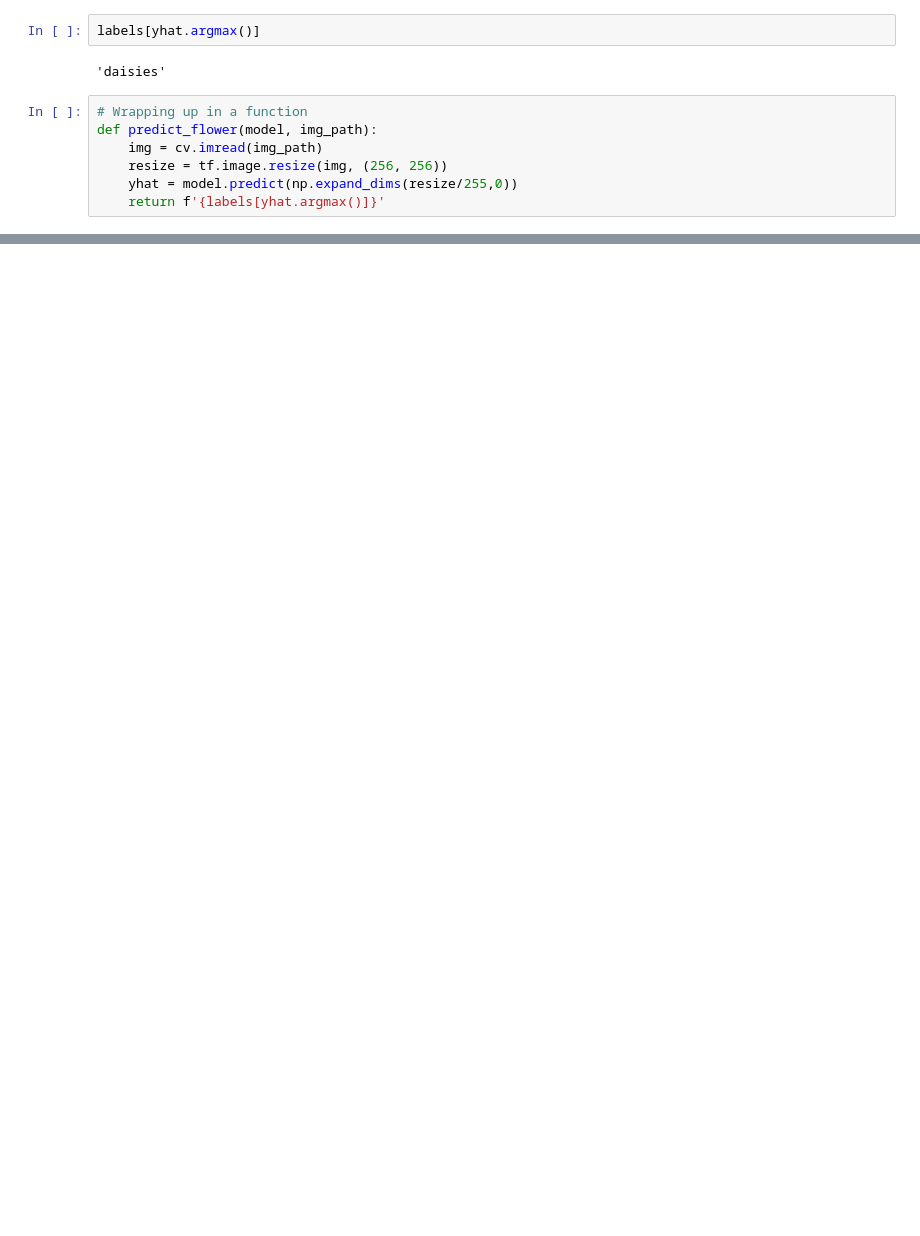
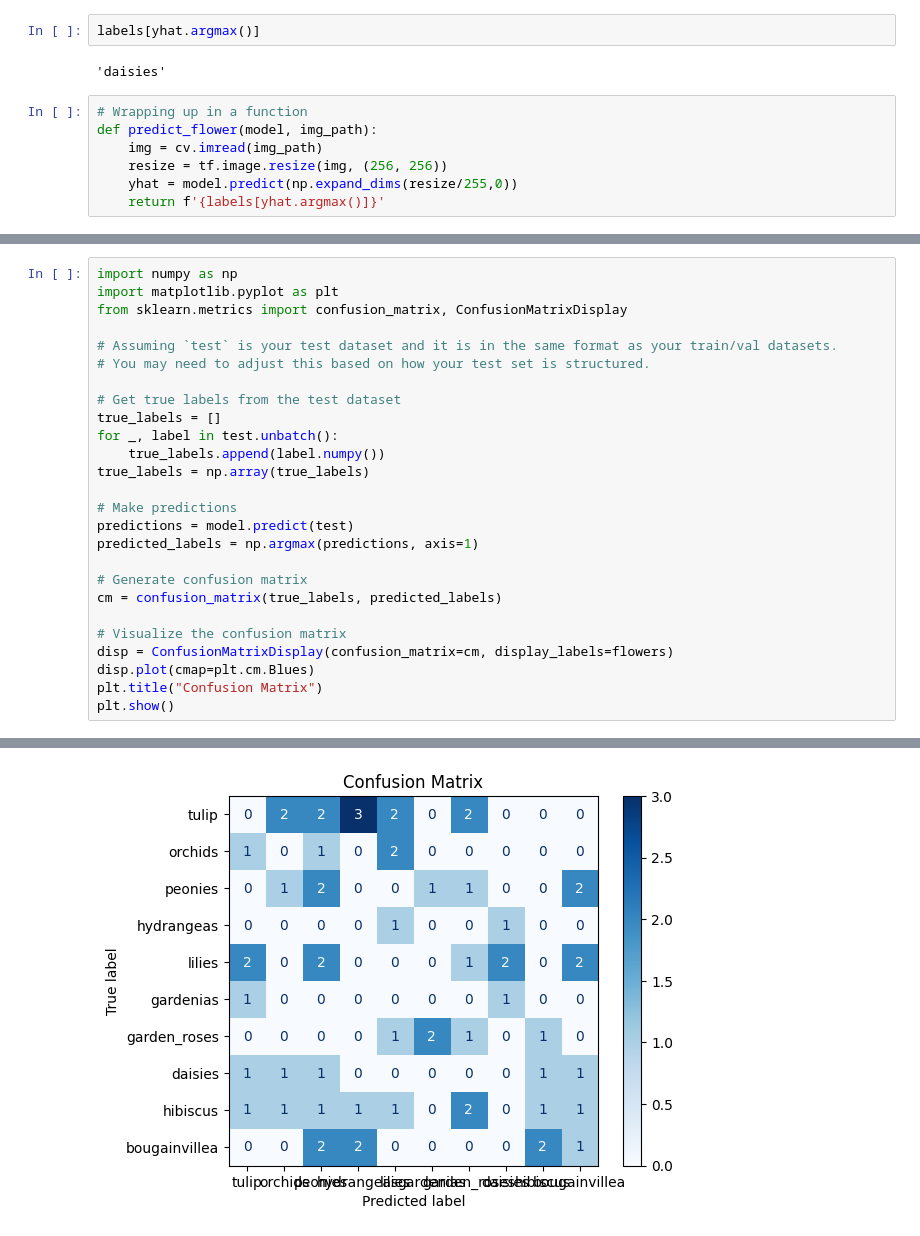
Before and after one commit to SamManoli975/OpenCv-projects, a Jupyter notebook: FlowerRecognition/main.ipynb, the cells around one changed output, grey strips where cells are left out. Cells and saved outputs as stored; diff of their text form; blank space fills up the shorter version.

```diff
--- a/FlowerRecognition/main.ipynb
+++ b/FlowerRecognition/main.ipynb
@@ -278,0 +382,27 @@ predict_flower(model, 'test/test1.jpg')
+# %%
+import numpy as np
+import matplotlib.pyplot as plt
+from sklearn.metrics import confusion_matrix, ConfusionMatrixDisplay
+
+# Assuming `test` is your test dataset and it is in the same format as your train/val datasets.
+# You may need to adjust this based on how your test set is structured.
+
+# Get true labels from the test dataset
+true_labels = []
+for _, label in test.unbatch():
+    true_labels.append(label.numpy())
+true_labels = np.array(true_labels)
+
+# Make predictions
+predictions = model.predict(test)
+predicted_labels = np.argmax(predictions, axis=1)
+
+# Generate confusion matrix
+cm = confusion_matrix(true_labels, predicted_labels)
+
+# Visualize the confusion matrix
+disp = ConfusionMatrixDisplay(confusion_matrix=cm, display_labels=flowers)
+disp.plot(cmap=plt.cm.Blues)
+plt.title("Confusion Matrix")
+plt.show()
+# %% [output]
@@ -278,0 +410 @@ predict_flower(model, 'test/test1.jpg')
+[figure, added]
```
Also changed, not shown: parts of 11 cells of this notebook, 3 other files.
